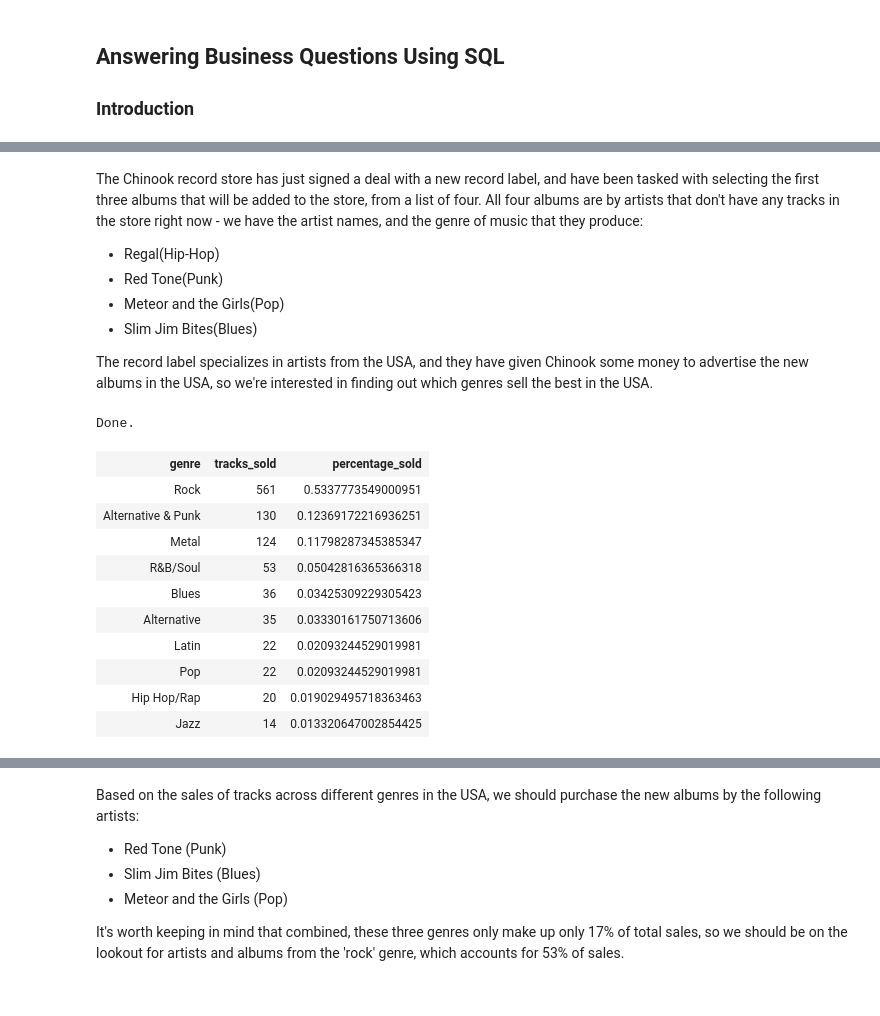
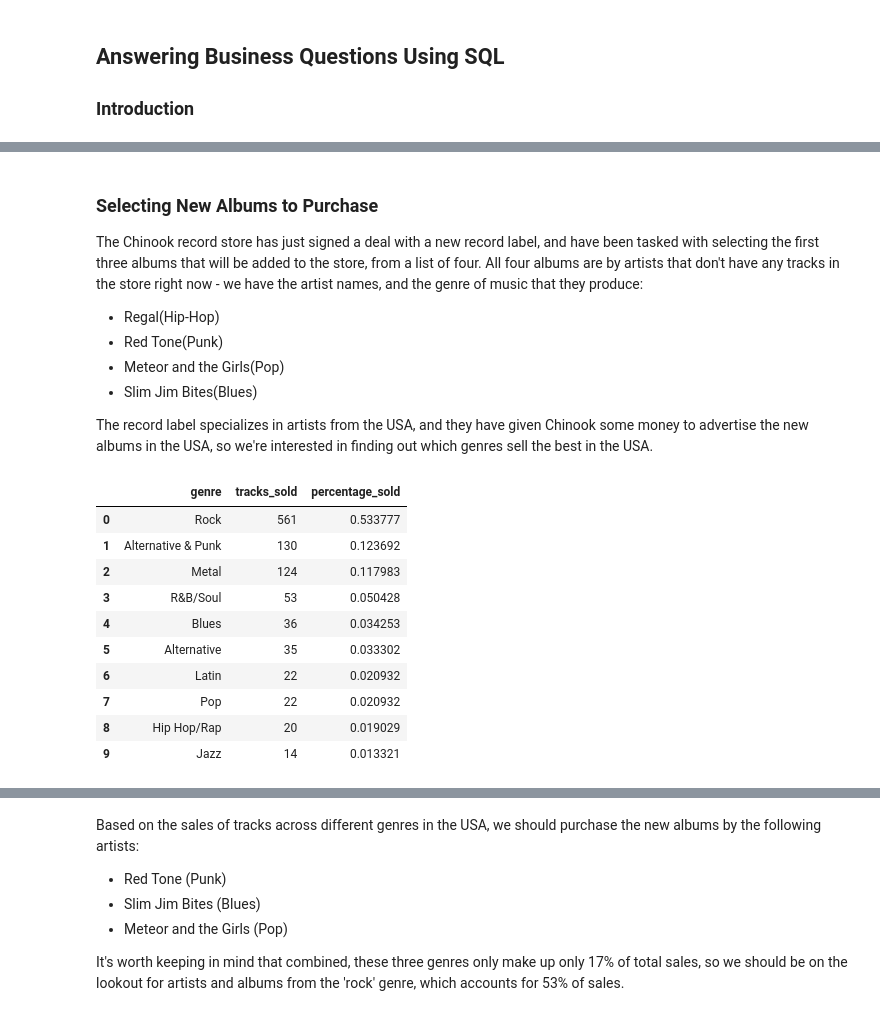
Before and after one commit to danpark91/Answering-Business-Questions-using-SQL, a Jupyter notebook: Answering Business Questions Using SQL.ipynb, the cells around one changed output, grey strips where cells are left out. Drawn from its saved outputs; the diff is of its cells as text; code cells hidden in the pictures.

```diff
--- a/Answering Business Questions Using SQL.ipynb
+++ b/Answering Business Questions Using SQL.ipynb
@@ -42,0 +13,30 @@ Done.
+# %%
+import sqlite3
+import pandas as pd
+import numpy as np
+import matplotlib.pyplot as plt
+from matplotlib import cm
+%matplotlib inline
+
+db = 'chinook.db'
+
+def run_query(q):
+    with sqlite3.connect(db) as conn:
+        return pd.read_sql(q, conn)
+
+def run_command(c):
+    with sqlite3.connect(db) as conn:
+        conn.isolation_level = None
+        conn.execute(c)
+
+def show_tables():
+    q = '''
+    SELECT
+        name,
+        type
+    FROM sqlite_master
+    WHERE type IN ("table","view");
+    '''
+    return run_query(q)
+
+show_tables()
@@ -43,4 +56,5 @@ Done.
 # %% [markdown]
+### Selecting New Albums to Purchase
 The Chinook record store has just signed a deal with a new record label, and have been tasked with selecting the first three albums that will be added to the store, from a list of four. All four albums are by artists that don't have any tracks in the store right now - we have the artist names, and the genre of music that they produce:
 
 - Regal(Hip-Hop)
@@ -50,38 +64,39 @@ The Chinook record store has just signed a deal with a new record label, and hav
 
 The record label specializes in artists from the USA, and they have given Chinook some money to advertise the new albums in the USA, so we're interested in finding out which genres sell the best in the USA.
 # %%
-%%sql
-
+albums_to_purchase = '''
 WITH usa_tracks_sold AS
    (
     SELECT il.* FROM invoice_line il
     INNER JOIN invoice i on il.invoice_id = i.invoice_id
     INNER JOIN customer c on i.customer_id = c.customer_id
     WHERE c.country = "USA"
    )
 
 SELECT
     g.name genre,
     count(uts.invoice_line_id) tracks_sold,
     cast(count(uts.invoice_line_id) AS FLOAT) / (
         SELECT COUNT(*) from usa_tracks_sold
     ) percentage_sold
 FROM usa_tracks_sold uts
 INNER JOIN track t on t.track_id = uts.track_id
 INNER JOIN genre g on g.genre_id = t.genre_id
 GROUP BY 1
 ORDER BY 2 DESC
 LIMIT 10;
+'''
+
+run_query(albums_to_purchase)
 # %% [output]
-Done.
-| genre | tracks_sold | percentage_sold |
-| Rock | 561 | 0.5337773549000951 |
-| Alternative & Punk | 130 | 0.12369172216936251 |
-| Metal | 124 | 0.11798287345385347 |
-| R&B/Soul | 53 | 0.05042816365366318 |
-| Blues | 36 | 0.03425309229305423 |
-| Alternative | 35 | 0.03330161750713606 |
-| Latin | 22 | 0.02093244529019981 |
-| Pop | 22 | 0.02093244529019981 |
-| Hip Hop/Rap | 20 | 0.019029495718363463 |
-| Jazz | 14 | 0.013320647002854425 |
+|  | genre | tracks_sold | percentage_sold |
+| 0 | Rock | 561 | 0.533777 |
+| 1 | Alternative & Punk | 130 | 0.123692 |
+| 2 | Metal | 124 | 0.117983 |
+| 3 | R&B/Soul | 53 | 0.050428 |
+| 4 | Blues | 36 | 0.034253 |
+| 5 | Alternative | 35 | 0.033302 |
+| 6 | Latin | 22 | 0.020932 |
+| 7 | Pop | 22 | 0.020932 |
+| 8 | Hip Hop/Rap | 20 | 0.019029 |
+| 9 | Jazz | 14 | 0.013321 |
```
Also changed, not shown: parts of 16 cells of this notebook.
